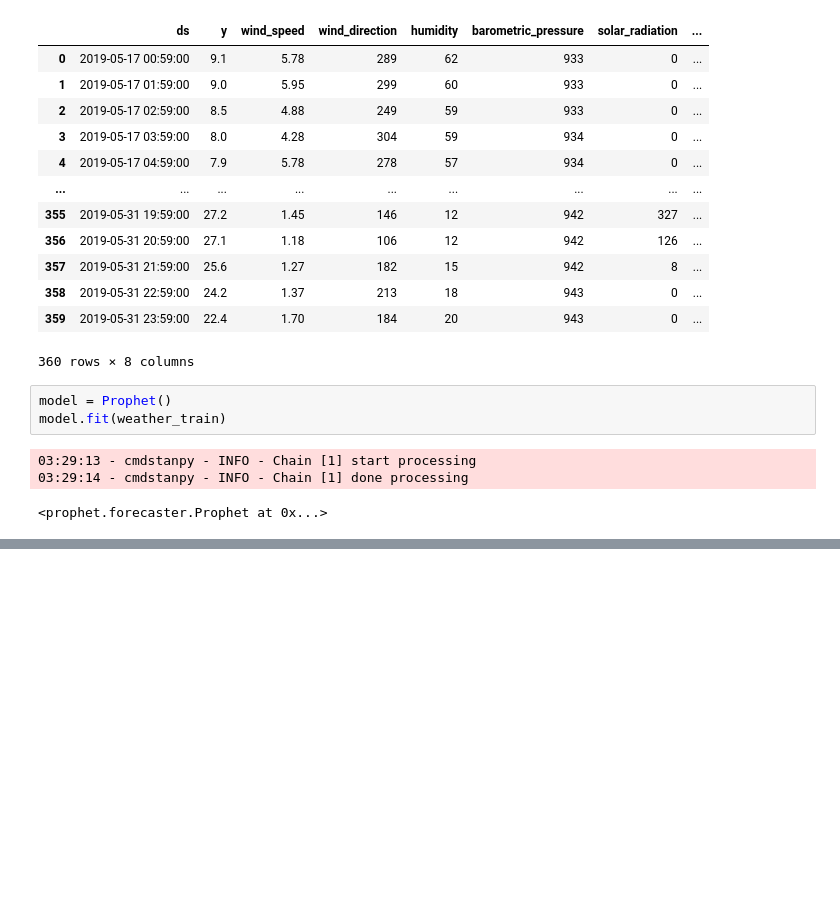
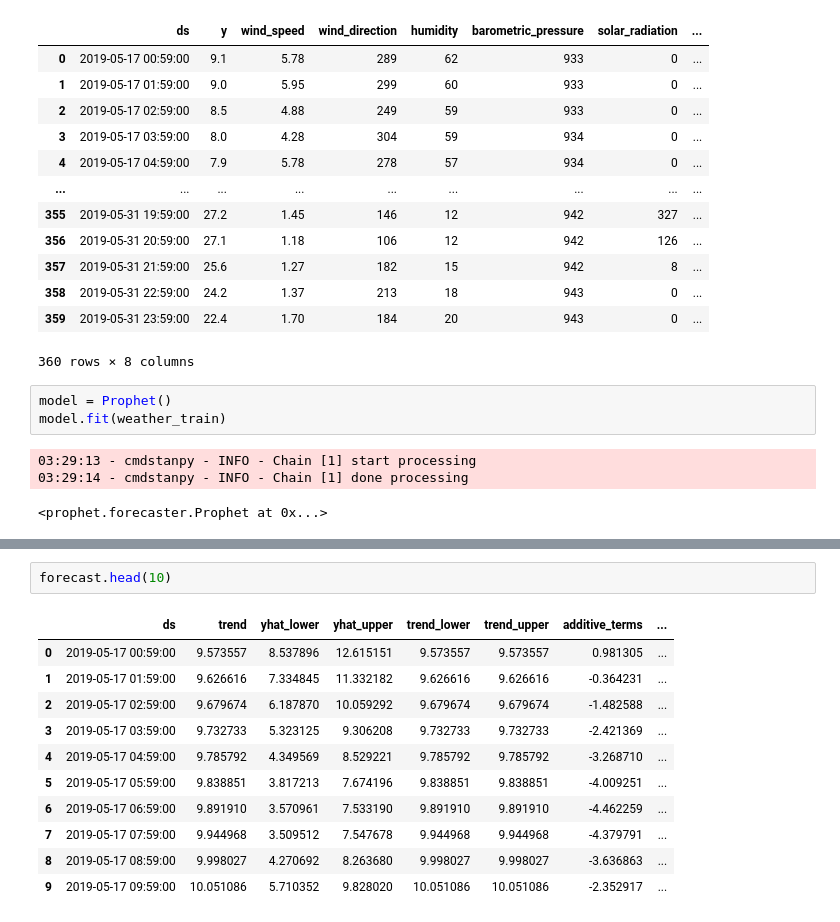
Before and after one commit to ideaguy3d/data-engineering-practice, a Jupyter notebook: _maven/regression/s13_time_series_analysis.ipynb, the cells around one changed output, grey strips where cells are left out. Drawn from its saved outputs; the diff is of its cells as text; blank space fills up the shorter version.

```diff
--- a/_maven/regression/s13_time_series_analysis.ipynb
+++ b/_maven/regression/s13_time_series_analysis.ipynb
@@ -118,0 +144,14 @@ model.fit(weather_train)
+# %%
+forecast.head(10)
+# %% [output]
+|  | ds | trend | yhat_lower | yhat_upper | trend_lower | trend_upper | additive_terms | ... |
+| 0 | 2019-05-17 00:59:00 | 9.573557 | 8.537896 | 12.615151 | 9.573557 | 9.573557 | 0.981305 | ... |
+| 1 | 2019-05-17 01:59:00 | 9.626616 | 7.334845 | 11.332182 | 9.626616 | 9.626616 | -0.364231 | ... |
+| 2 | 2019-05-17 02:59:00 | 9.679674 | 6.187870 | 10.059292 | 9.679674 | 9.679674 | -1.482588 | ... |
+| 3 | 2019-05-17 03:59:00 | 9.732733 | 5.323125 | 9.306208 | 9.732733 | 9.732733 | -2.421369 | ... |
+| 4 | 2019-05-17 04:59:00 | 9.785792 | 4.349569 | 8.529221 | 9.785792 | 9.785792 | -3.268710 | ... |
+| 5 | 2019-05-17 05:59:00 | 9.838851 | 3.817213 | 7.674196 | 9.838851 | 9.838851 | -4.009251 | ... |
+| 6 | 2019-05-17 06:59:00 | 9.891910 | 3.570961 | 7.533190 | 9.891910 | 9.891910 | -4.462259 | ... |
+| 7 | 2019-05-17 07:59:00 | 9.944968 | 3.509512 | 7.547678 | 9.944968 | 9.944968 | -4.379791 | ... |
+| 8 | 2019-05-17 08:59:00 | 9.998027 | 4.270692 | 8.263680 | 9.998027 | 9.998027 | -3.636863 | ... |
+| 9 | 2019-05-17 09:59:00 | 10.051086 | 5.710352 | 9.828020 | 10.051086 | 10.051086 | -2.352917 | ... |
```
Also changed, not shown: parts of 12 cells of this notebook.
